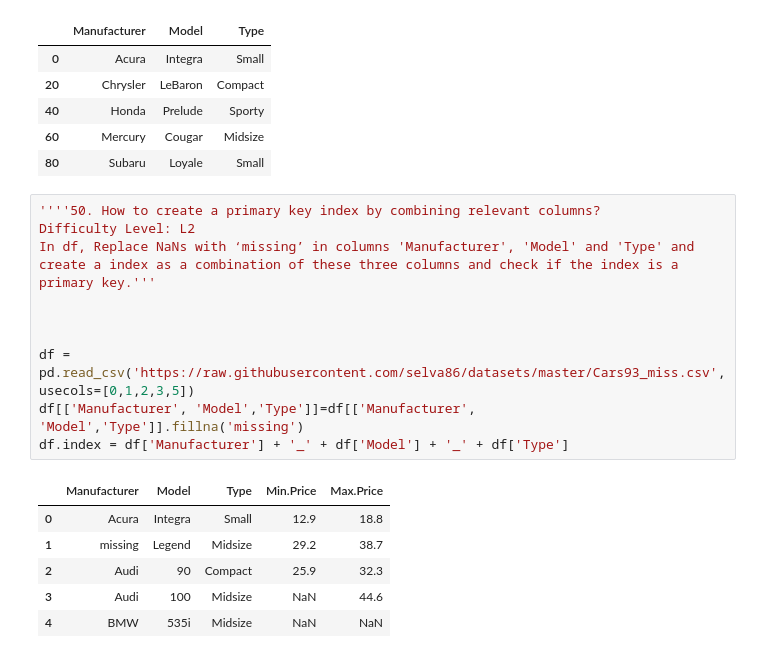
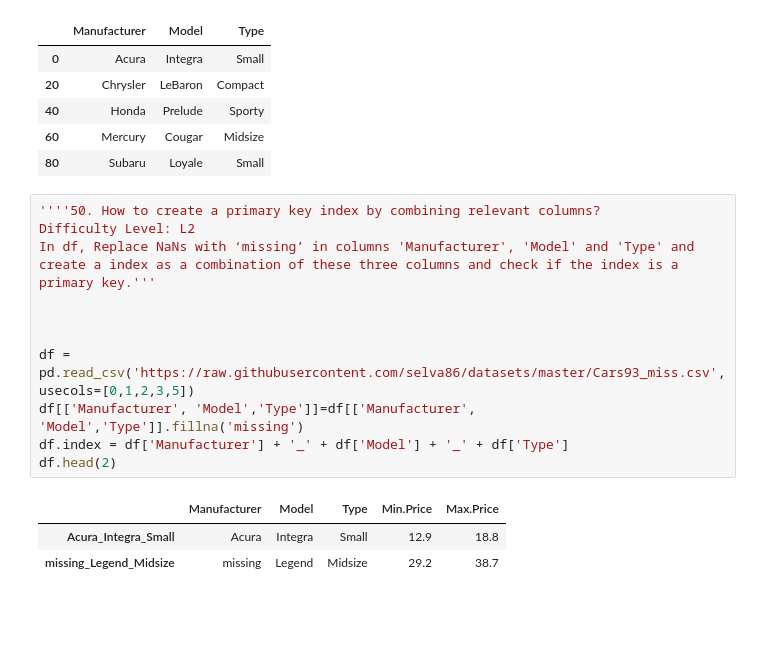
Before and after one commit to GarimaBansal535/Pandas, a Jupyter notebook: 1o1pandas.ipynb, the cells around one changed output. Drawn from its saved outputs; the diff is of its cells as text; blank space fills up the shorter version.

```diff
--- a/1o1pandas.ipynb
+++ b/1o1pandas.ipynb
@@ -769,17 +769,15 @@ df.loc[::20,['Manufacturer','Model','Type']]
 # %%
 ''''50. How to create a primary key index by combining relevant columns?
 Difficulty Level: L2
 In df, Replace NaNs with ‘missing’ in columns 'Manufacturer', 'Model' and 'Type' and create a index as a combination of these three columns and check if the index is a primary key.'''
 
 
 
 df = pd.read_csv('https://raw.githubusercontent.com/selva86/datasets/master/Cars93_miss.csv', usecols=[0,1,2,3,5])
 df[['Manufacturer', 'Model','Type']]=df[['Manufacturer', 'Model','Type']].fillna('missing')
 df.index = df['Manufacturer'] + '_' + df['Model'] + '_' + df['Type']
+df.head(2)
 # %% [output]
 |  | Manufacturer | Model | Type | Min.Price | Max.Price |
-| 0 | Acura | Integra | Small | 12.9 | 18.8 |
-| 1 | missing | Legend | Midsize | 29.2 | 38.7 |
-| 2 | Audi | 90 | Compact | 25.9 | 32.3 |
-| 3 | Audi | 100 | Midsize | NaN | 44.6 |
-| 4 | BMW | 535i | Midsize | NaN | NaN |
+| Acura_Integra_Small | Acura | Integra | Small | 12.9 | 18.8 |
+| missing_Legend_Midsize | missing | Legend | Midsize | 29.2 | 38.7 |
```
Also changed, not shown: parts of 46 cells of this notebook, 5 other files.
